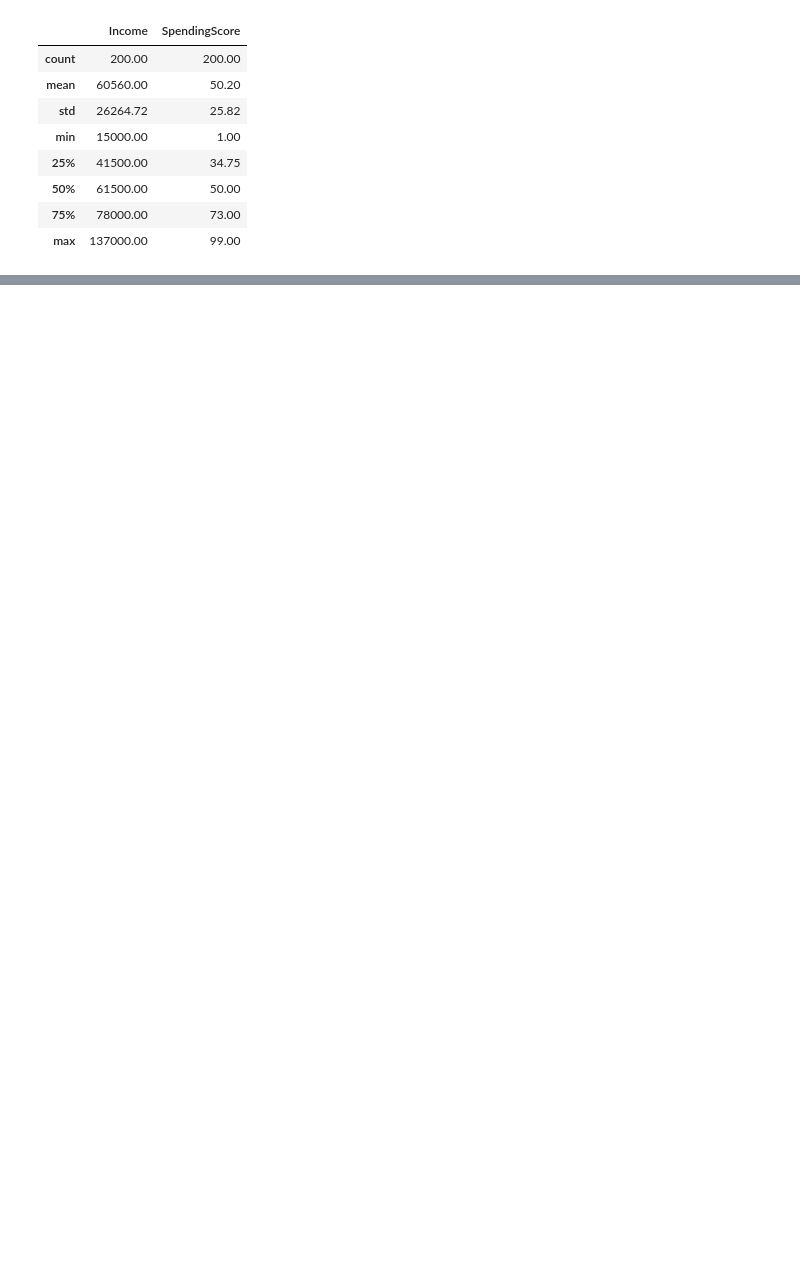
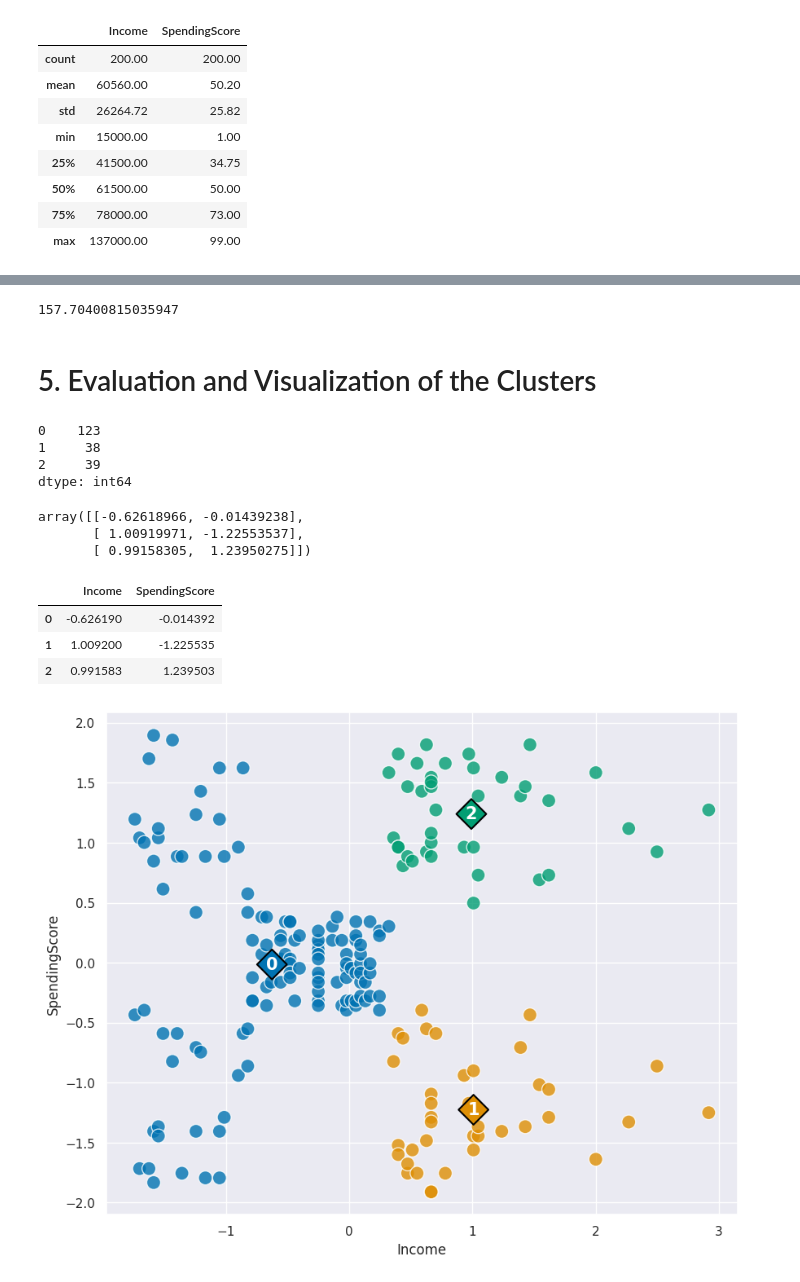
Before and after one commit to vaaaltin/data-science_ml-engineer, a Jupyter notebook: Models/kmeans.ipynb, the cells around one changed output, grey strips where cells are left out. Saved outputs shown, nothing was run; the diff lists cells and outputs as text; code cells hidden in the pictures; blank space fills up the shorter version.

Commit message:
Evaluation, visualization of the clusters. Choose of the right number of clusters. Analysis and interpretation of the Clusters

```diff
--- a/Models/kmeans.ipynb
+++ b/Models/kmeans.ipynb
@@ -185,0 +197,3 @@ customers[['Income', 'SpendingScore']].describe().round(2)
+# %%
+customers_scaled = pd.DataFrame(customers_scaled, columns = ['Income', 'SpendingScore'])
+customers_scaled.head()
@@ -185,0 +222,5 @@ customers[['Income', 'SpendingScore']].describe().round(2)
+# %%
+from sklearn.cluster import KMeans
+km = KMeans(n_clusters=3, n_init=25, random_state=1234)
+# %%
+km.fit(customers_scaled)
@@ -185,0 +242,71 @@ customers[['Income', 'SpendingScore']].describe().round(2)
+# %%
+# the inertia it is the WCSS
+km.inertia_
+# %% [output]
+157.70400815035947
+# %% [markdown]
+# 5. Evaluation and Visualization of the Clusters
+# %%
+# we have a lot of the label 0, sure it is not optimal
+pd.Series(km.labels_).value_counts().sort_index()
+# %% [output]
+0    123
+1     38
+2     39
+dtype: int64
+# %%
+km.cluster_centers_
+# %% [output]
+array([[-0.62618966, -0.01439238],
+       [ 1.00919971, -1.22553537],
+       [ 0.99158305,  1.23950275]])
+# %%
+cluster_centers = pd.DataFrame(km.cluster_centers_, columns=['Income', 'SpendingScore'])
+cluster_centers
+# %% [output]
+|  | Income | SpendingScore |
+| 0 | -0.626190 | -0.014392 |
+| 1 | 1.009200 | -1.225535 |
+| 2 | 0.991583 | 1.239503 |
+# %%
+plt.figure(figsize=(10,8))
+
+#plot the clusters
+ax = sns.scatterplot(
+    data = customers_scaled,
+    x = 'Income',
+    y = 'SpendingScore',
+    hue = km.labels_,
+    palette = 'colorblind',
+    alpha = 0.8,
+    s = 150,
+    legend = False
+)
+
+#plot the centroids
+ax = sns.scatterplot(
+    data = cluster_centers,
+    x = 'Income',
+    y = 'SpendingScore',
+    hue = cluster_centers.index,
+    palette = 'colorblind',
+    s = 350,
+    marker = 'D',
+    ec = 'black',
+    legend = False
+)
+
+# #add centroids labels
+for i in range(len(cluster_centers)):
+    plt.text(
+        x = cluster_centers.Income[i],
+        y = cluster_centers.SpendingScore[i],
+        s = i,
+        horizontalalignment = 'center',
+        verticalalignment = 'center',
+        size = 15,
+        weight = 'bold',
+        color = 'white'
+        )
+# %% [output]
+[figure, added]
```
Also changed, not shown: parts of 25 cells of this notebook.
